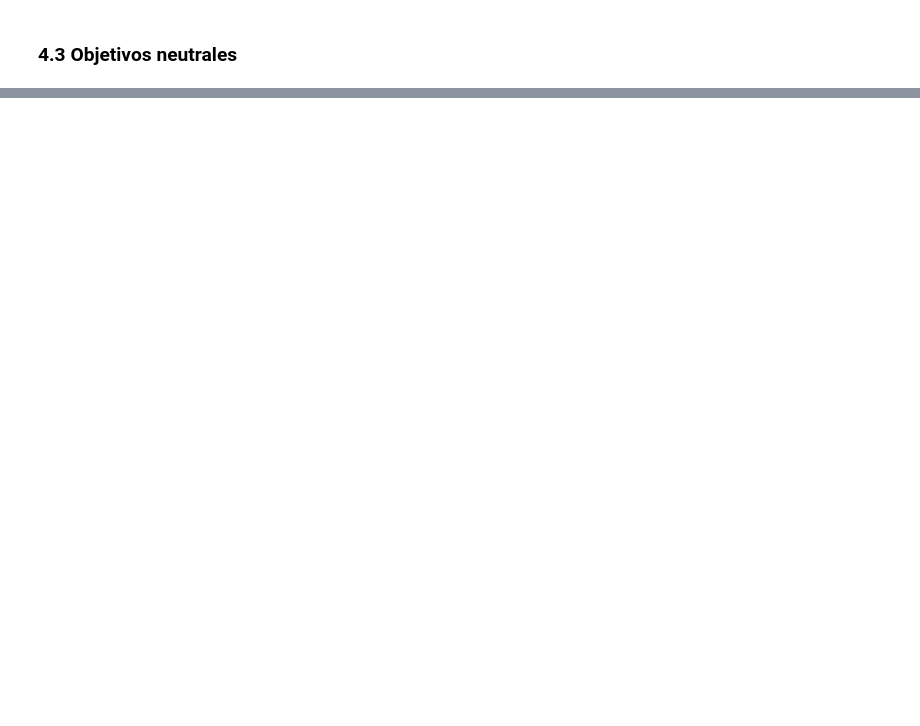
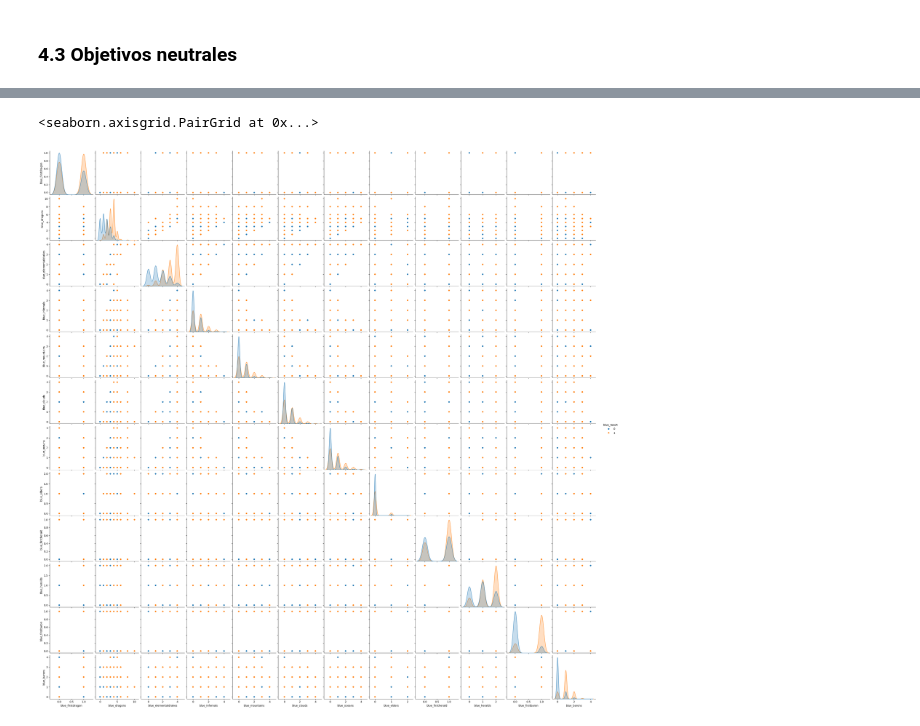
Before and after one commit to CamiloAPB/EDA_DS, a Jupyter notebook: Src/Notebooks/Exploracion_inicial.ipynb, the cells around one changed output, grey strips where cells are left out. Cells and saved outputs as stored; diff of their text form; code cells hidden in the pictures; blank space fills up the shorter version.

```diff
--- a/Src/Notebooks/Exploracion_inicial.ipynb
+++ b/Src/Notebooks/Exploracion_inicial.ipynb
@@ -695,0 +720,4 @@ sns.pairplot(df_catplot, hue="blue_result")
+# %%
+blue_neutrals = df_graf[['blue_firstdragon', 'blue_dragons','blue_elementaldrakes', 'blue_infernals', 'blue_mountains','blue_clouds','blue_oceans', 'blue_elders','blue_firstherald', 'blue_heralds', 'blue_firstbaron', 'blue_barons']]
+blue_neutrals["blue_result"] = df_graf["blue_result"]
+blue_neutrals
@@ -695,0 +743,5 @@ sns.pairplot(df_catplot, hue="blue_result")
+# %%
+sns.pairplot(blue_neutrals, hue="blue_result")
+# %% [output]
+<seaborn.axisgrid.PairGrid at 0x...>
+[figure, added]
```
Also changed, not shown: parts of 6 cells of this notebook.
